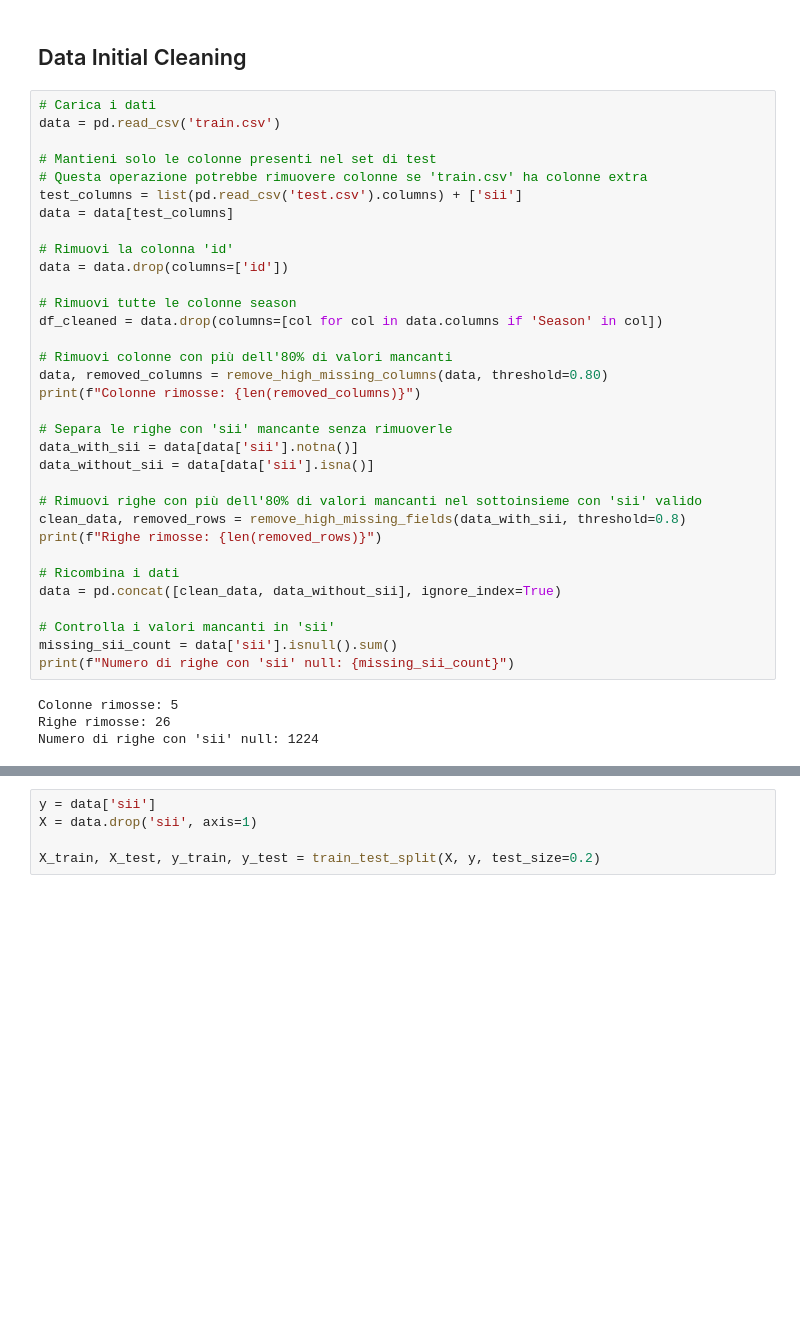
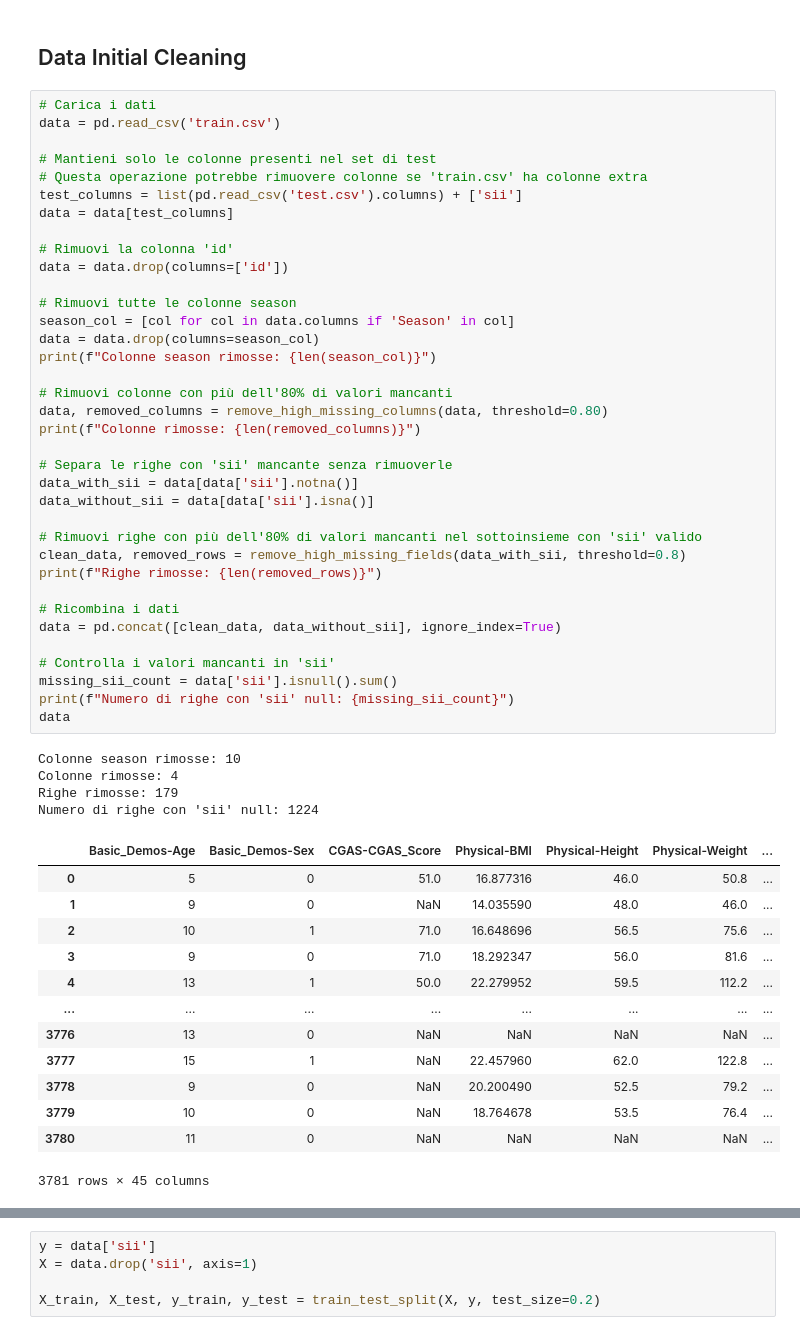
Before and after one commit to EliaCoro/progetto_dwm, a Jupyter notebook: work/progetto.ipynb, the cells around one changed output, grey strips where cells are left out. Drawn from its saved outputs; the diff is of its cells as text; blank space fills up the shorter version.

```diff
--- a/work/progetto.ipynb
+++ b/work/progetto.ipynb
@@ -27,36 +27,53 @@ data = pd.read_csv('train.csv')
 # Mantieni solo le colonne presenti nel set di test
 # Questa operazione potrebbe rimuovere colonne se 'train.csv' ha colonne extra
 test_columns = list(pd.read_csv('test.csv').columns) + ['sii']
 data = data[test_columns]
 
 # Rimuovi la colonna 'id'
 data = data.drop(columns=['id'])
 
 # Rimuovi tutte le colonne season
-df_cleaned = data.drop(columns=[col for col in data.columns if 'Season' in col])
+season_col = [col for col in data.columns if 'Season' in col]
+data = data.drop(columns=season_col)
+print(f"Colonne season rimosse: {len(season_col)}")
 
 # Rimuovi colonne con più dell'80% di valori mancanti
 data, removed_columns = remove_high_missing_columns(data, threshold=0.80)
 print(f"Colonne rimosse: {len(removed_columns)}")
 
 # Separa le righe con 'sii' mancante senza rimuoverle
 data_with_sii = data[data['sii'].notna()]
 data_without_sii = data[data['sii'].isna()]
 
 # Rimuovi righe con più dell'80% di valori mancanti nel sottoinsieme con 'sii' valido
 clean_data, removed_rows = remove_high_missing_fields(data_with_sii, threshold=0.8)
 print(f"Righe rimosse: {len(removed_rows)}")
 
 # Ricombina i dati
 data = pd.concat([clean_data, data_without_sii], ignore_index=True)
 
 # Controlla i valori mancanti in 'sii'
 missing_sii_count = data['sii'].isnull().sum()
 print(f"Numero di righe con 'sii' null: {missing_sii_count}")
+data
 # %% [output]
-Colonne rimosse: 5
-Righe rimosse: 26
+Colonne season rimosse: 10
+Colonne rimosse: 4
+Righe rimosse: 179
 Numero di righe con 'sii' null: 1224
+|  | Basic_Demos-Age | Basic_Demos-Sex | CGAS-CGAS_Score | Physical-BMI | Physical-Height | Physical-Weight | ... |
+| 0 | 5 | 0 | 51.0 | 16.877316 | 46.0 | 50.8 | ... |
+| 1 | 9 | 0 | NaN | 14.035590 | 48.0 | 46.0 | ... |
+| 2 | 10 | 1 | 71.0 | 16.648696 | 56.5 | 75.6 | ... |
+| 3 | 9 | 0 | 71.0 | 18.292347 | 56.0 | 81.6 | ... |
+| 4 | 13 | 1 | 50.0 | 22.279952 | 59.5 | 112.2 | ... |
+| ... | ... | ... | ... | ... | ... | ... | ... |
+| 3776 | 13 | 0 | NaN | NaN | NaN | NaN | ... |
+| 3777 | 15 | 1 | NaN | 22.457960 | 62.0 | 122.8 | ... |
+| 3778 | 9 | 0 | NaN | 20.200490 | 52.5 | 79.2 | ... |
+| 3779 | 10 | 0 | NaN | 18.764678 | 53.5 | 76.4 | ... |
+| 3780 | 11 | 0 | NaN | NaN | NaN | NaN | ... |
+3781 rows × 45 columns
 # %%
 def standardize_dataframe(df):
     numeric_columns = df.select_dtypes(include=['float64', 'int64']).columns
```
Also changed, not shown: parts of 20 cells of this notebook, 1 other file.
